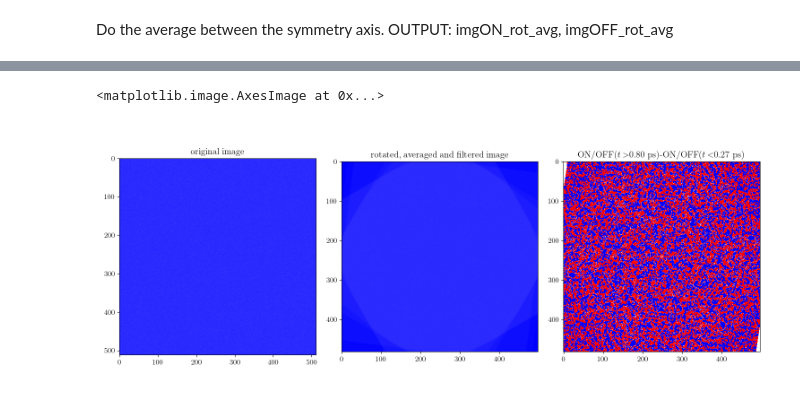
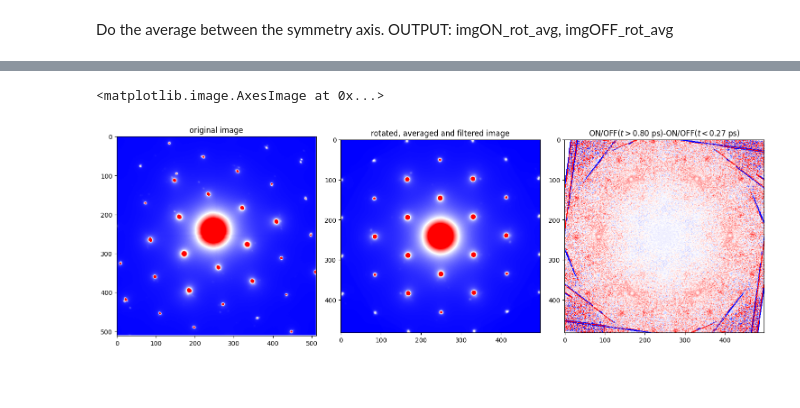
Before and after one commit to remiclaude/UED_processing, a Jupyter notebook: treat_pickle.ipynb, the cells around one changed output, grey strips where cells are left out. Cells and saved outputs as stored; diff of their text form; code cells hidden in the pictures; blank space fills up the shorter version.

```diff
--- a/treat_pickle.ipynb
+++ b/treat_pickle.ipynb
@@ -222,7 +298,9 @@ for j, bp in enumerate(BP):
     pos = []
     for k in range(np.shape(imgON)[0]):
         # pos.append(find_peak.get_all(imgON[k], [bp[1]-s_roi, bp[1]+s_roi, bp[0]-s_roi, bp[0]+s_roi], path+'\\fit_peak'+ '\%i%i'%(j,k))[4:6])
-        pos.append(find_peak.get_all(imgON[k], [bp[1]-s_roi, bp[1]+s_roi, bp[0]-s_roi, bp[0]+s_roi])[4:6])
+        # pos.append(find_peak.get_all(imgON[k], [bp[1]-s_roi, bp[1]+s_roi, bp[0]-s_roi, bp[0]+s_roi])[4:6])
+        pos.append(find_peak.get_pos_around(imgON[k], bp, s_roi, method='2D_voigt'))
+
     pos = np.reshape(np.mean(np.array(pos), axis=0), (2,))
     BP_updated.append(pos)
 print(BP_updated)
@@ -287,12 +365,6 @@ calibration constant from graphite :  0.031112607906503217
 reciprocal lattice constant from cal :  2.9492672589174274
 # %% [markdown]
 Rotation of the 0th order and the images. OUTPUT: img_ON_rotated, img_OFF_rotated, Zorder_rot
-# %%
-for o in range(len(imgON)):
-    rng = np.random.default_rng()
-    imgON[o] = (np.mean(imgON[o])*rng.random(np.shape(imgON[o])))
-    rng = np.random.default_rng()
-    imgOFF[o] = (np.mean(imgON[o])*rng.random(np.shape(imgON[o])))
 # %%
 # alpha=-alpha
 alpha_rad = alpha*np.pi/180
@@ -305,8 +377,8 @@ img_ON_rotated = []
 img_OFF_rotated = []
 
 for j in range(n_delay):
-    img_ON_rotated.append(imutils.rotate(imgON[j], angle=alpha))
-    img_OFF_rotated.append(imutils.rotate(imgOFF[j], angle=alpha))
+    img_ON_rotated.append(imutils.rotate_bound(imgON[j], angle=alpha))
+    img_OFF_rotated.append(imutils.rotate_bound(imgOFF[j], angle=alpha))
 
 img_ON_rotated = np.array(img_ON_rotated)
 img_OFF_rotated = np.array(img_OFF_rotated)
@@ -363,10 +440,10 @@ for j in range(n_delay):
     imi_ON = []
     imi_OFF = []
     for i in range(6):
-        imi_ON.append(imutils.rotate(imgON_cut[j], angle=180*i/3))
-        imi_OFF.append(imutils.rotate(imgOFF_cut[j], angle=180*i/3))
-    imgON_rot_avg.append(np.mean(np.array(imi_ON), axis=0))
-    imgOFF_rot_avg.append(np.mean(np.array(imi_OFF), axis=0))
+        imi_ON.append(imutils.rotate_bound(imgON_cut[j], angle=180*i/3))
+        imi_OFF.append(imutils.rotate_bound(imgOFF_cut[j], angle=180*i/3))
+    imgON_rot_avg.append(np.nanmean(np.array(imi_ON), axis=0))
+    imgOFF_rot_avg.append(np.nanmean(np.array(imi_OFF), axis=0))
 
 imgON_rot_avg = np.array(imgON_rot_avg)
 imgOFF_rot_avg = np.array(imgOFF_rot_avg)
@@ -397,24 +513,28 @@ imgOFF_fliped = filters.gaussian(img_as_float(imgOFF_rot_avg), sigma=1)
 # %%
 at = 10
 bt = t0_num
 img = (np.mean(imgON_fliped[at:], axis=0))/np.mean(imgOFF_fliped[at:], axis=0) - (np.mean(imgON_fliped[:bt], axis=0))/np.mean(imgOFF_fliped[:bt], axis=0)
+img = (np.nanmean(imgON_rot_avg[at:], axis=0))/np.nanmean(imgOFF_rot_avg[at:], axis=0) - (np.nanmean(imgON_rot_avg[:bt], axis=0))/np.nanmean(imgOFF_rot_avg[:bt], axis=0)
 
-%matplotlib widget
+# img=np.zeros_like(imgON)
+# img = (np.mean(imgON_try[at:], axis=0))/np.mean(imgOFF_try[at:], axis=0) - (np.mean(imgON_try[:bt], axis=0))/np.mean(imgOFF_try[:bt], axis=0)
+
+%matplotlib inline
 sens=0.01
 sens2 = 1e5
 fig, axis = plt.subplots(1, 3, figsize=(15, 6),layout='tight')
 
-axis[0].imshow(np.mean(imgON[at:], axis=0), cmap='bwr',vmin=0, vmax=sens2, aspect=1)
+axis[0].imshow(np.mean(imgOFF_shifted[at:], axis=0), cmap='bwr',vmin=0, vmax=sens2, aspect=1)
 axis[0].set_title('original image')
 im0 = axis[1].imshow(np.mean(imgON_fliped[at:], axis=0), cmap='bwr',vmin=0, vmax=sens2, aspect=1)
 axis[1].set_title('rotated, averaged and filtered image')
 # im0 = axis[0].imshow(img_ON_rotated[0], cmap='bwr',vmin=0, vmax=sens2, aspect=1)
 
 axis[2].set_title('ON/OFF($t>$%.2f ps)-ON/OFF($t<$%.2f ps)'%(delay[at], delay[bt]))
 axis[2].imshow(img, cmap='bwr',vmin=-sens, vmax=sens, aspect=1)
 # %% [output]
 <matplotlib.image.AxesImage at 0x...>
-[figure, old version]
+[figure, new version]
 # %%
 cc =  L * np.sqrt(3)/3 *np.exp(1j * np.pi  * ( 1./3 * np.arange(7))) ## for hexagonal BZ
 print(Zorder_cut)
```
Also changed, not shown: parts of 25 cells of this notebook, 2 other files.
